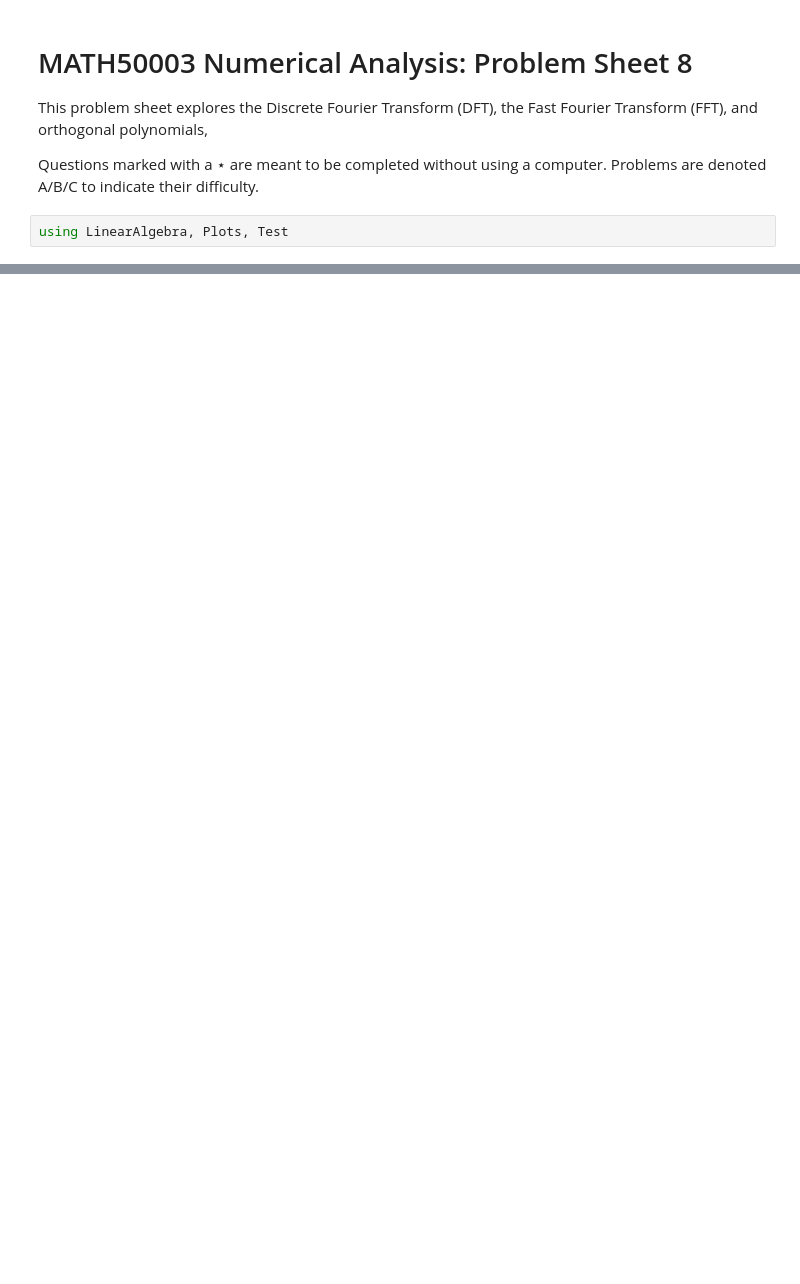
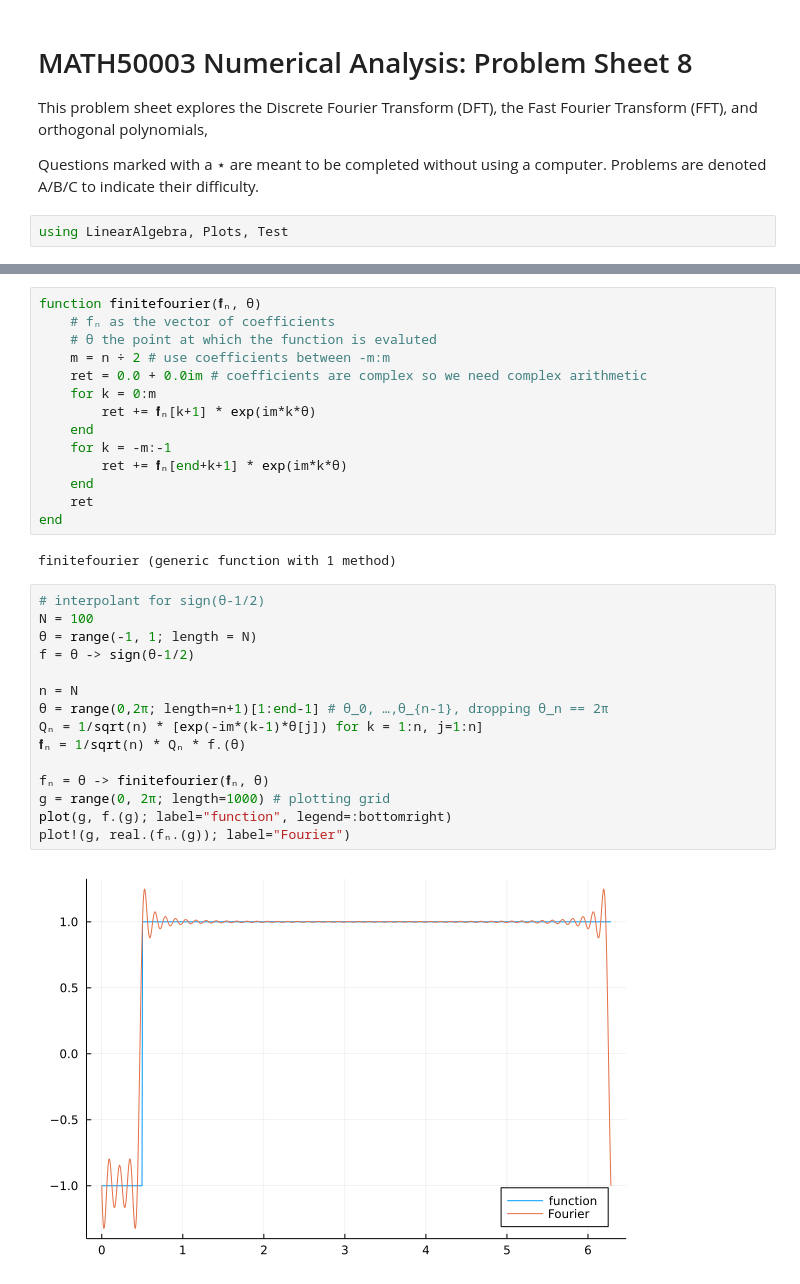
Before and after one commit to isomorphicdude/MATH50003NumericalAnalysis, a Jupyter notebook: my_sheets/week8.ipynb, the cells around one changed output, grey strips where cells are left out. Saved outputs shown, nothing was run; the diff lists cells and outputs as text; blank space fills up the shorter version.

```diff
--- a/my_sheets/week8.ipynb
+++ b/my_sheets/week8.ipynb
@@ -104,0 +61,33 @@ Hint: first show that the (monic) polynomials $p_{2n}(x)$ are even and $p_{2n+1}
+# %%
+function finitefourier(𝐟̂ₙ, θ)
+    # fₙ as the vector of coefficients
+    # θ the point at which the function is evaluted
+    m = n ÷ 2 # use coefficients between -m:m
+    ret = 0.0 + 0.0im # coefficients are complex so we need complex arithmetic
+    for k = 0:m
+        ret += 𝐟̂ₙ[k+1] * exp(im*k*θ)
+    end
+    for k = -m:-1
+        ret += 𝐟̂ₙ[end+k+1] * exp(im*k*θ)
+    end
+    ret
+end
+# %% [output]
+finitefourier (generic function with 1 method)
+# %%
+# interpolant for sign(θ-1/2)
+N = 100
+θ = range(-1, 1; length = N)
+f = θ -> sign(θ-1/2)
+
+n = N
+θ = range(0,2π; length=n+1)[1:end-1] # θ_0, …,θ_{n-1}, dropping θ_n == 2π
+Qₙ = 1/sqrt(n) * [exp(-im*(k-1)*θ[j]) for k = 1:n, j=1:n]
+𝐟̂ₙ = 1/sqrt(n) * Qₙ * f.(θ)
+
+fₙ = θ -> finitefourier(𝐟̂ₙ, θ)
+g = range(0, 2π; length=1000) # plotting grid
+plot(g, f.(g); label="function", legend=:bottomright)
+plot!(g, real.(fₙ.(g)); label="Fourier")
+# %% [output]
+[figure, added]
```
Also changed, not shown: parts of 2 cells of this notebook.
